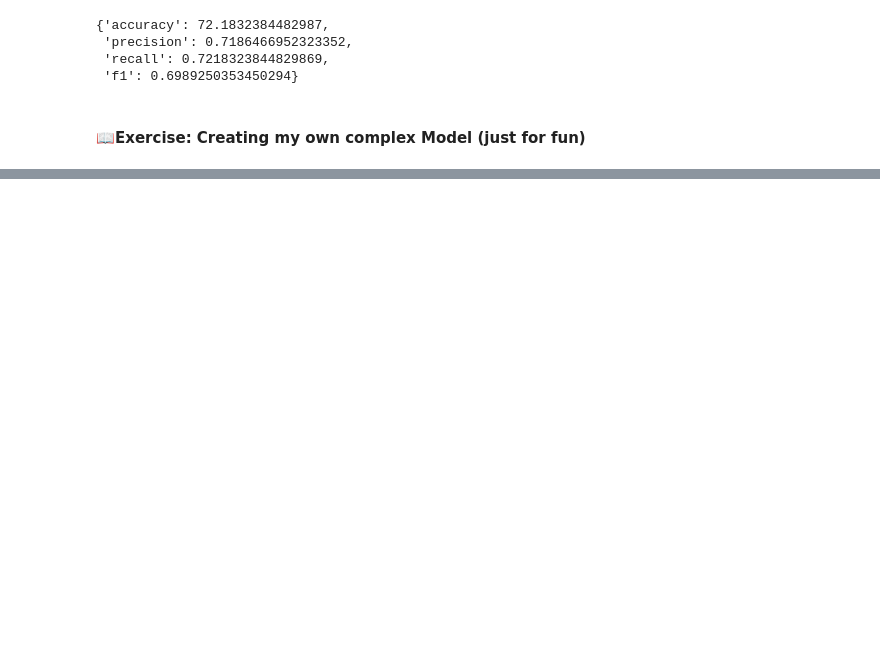
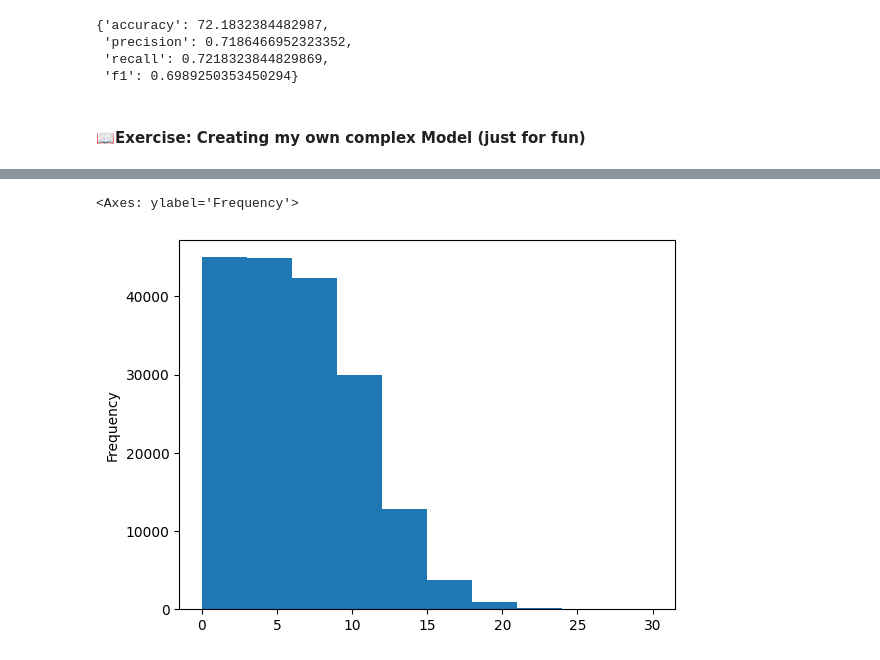
Before and after one commit to Rajeeb321123/Deep-learning-tensorFlow-Journey, a Jupyter notebook: 09_SkimLit_nlp_milestone_project_2.ipynb, the cells around one changed output, grey strips where cells are left out. Saved outputs shown, nothing was run; the diff lists cells and outputs as text; code cells hidden in the pictures; blank space fills up the shorter version.

```diff
--- a/09_SkimLit_nlp_milestone_project_2.ipynb
+++ b/09_SkimLit_nlp_milestone_project_2.ipynb
@@ -1833,0 +1862,6 @@ Epoch 3/3
+# %%
+# CHeck the distribution of "line_number" column
+train_df.line_number.plot.hist()
+# %% [output]
+<Axes: ylabel='Frequency'>
+[figure, added]
```
Also changed, not shown: parts of 82 cells of this notebook.
